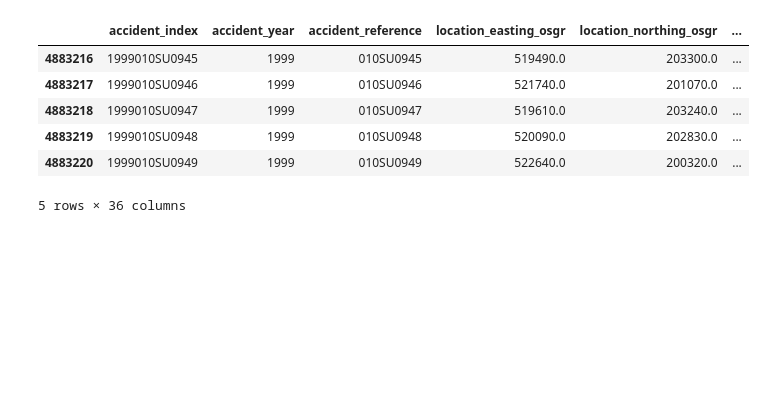
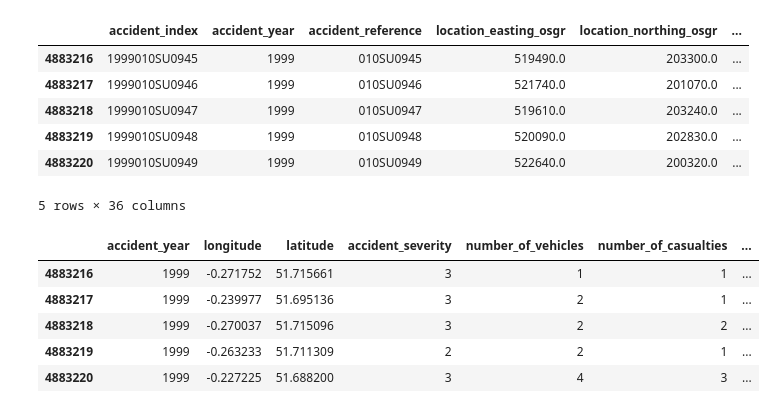
Before and after one commit to MagicaBleps/UK-road-safety, a Jupyter notebook: notebooks/Eleonora.ipynb, the cells around one changed output. Drawn from its saved outputs; the diff is of its cells as text; code cells hidden in the pictures; blank space fills up the shorter version.

```diff
--- a/notebooks/Eleonora.ipynb
+++ b/notebooks/Eleonora.ipynb
@@ -37,0 +50,36 @@ df_accidents_small.to_csv('~/code/MagicaBleps/UK-road-safety/raw_data/dft-road-c
+# %%
+def delete_columns(df):
+    columns_to_delete=['accident_reference', 'accident_index',
+                       'location_easting_osgr','location_northing_osgr',
+                       'police_force','local_authority_district',
+                       'local_authority_ons_district','local_authority_highway',
+                       'first_road_class', 'first_road_number',
+                       'road_type', 'speed_limit',
+                       'junction_detail', 'junction_control',
+                       'pedestrian_crossing_human_control',
+                       'pedestrian_crossing_physical_facilities',
+                       'light_conditions', 'weather_conditions',
+                       'road_surface_conditions','special_conditions_at_site',
+                       'second_road_class', 'second_road_number',
+                       'carriageway_hazards', 'urban_or_rural_area',
+                       'did_police_officer_attend_scene_of_accident',
+                       'trunk_road_flag','lsoa_of_accident_location'
+                       ]
+    df_new=df.drop(columns_to_delete,axis=1)
+    return df_new
+
+def fix_missing_values(df):
+    #dropping rows without lat and lon
+    df_new=df.dropna(axis=0,subset=['longitude','latitude'])
+
+    return df_new
+
+def prepare_data_for_groupby(df,precision):
+    '''The function takes the list of accidents in time and prepares it for the groupby step.
+    The precision parameter is used for the geohash step.'''
+    df_new=delete_columns(df)
+    df_new=fix_missing_values(df_new)
+    df_new=add_geohash(df_new,p=precision)
+    df_new=add_time_columns(df_new)
+
+    return df_new
@@ -37,0 +98,10 @@ df_accidents_small.to_csv('~/code/MagicaBleps/UK-road-safety/raw_data/dft-road-c
+# %%
+test=delete_columns(df_accidents)
+test.head()
+# %% [output]
+|  | accident_year | longitude | latitude | accident_severity | number_of_vehicles | number_of_casualties | ... |
+| 4883216 | 1999 | -0.271752 | 51.715661 | 3 | 1 | 1 | ... |
+| 4883217 | 1999 | -0.239977 | 51.695136 | 3 | 2 | 1 | ... |
+| 4883218 | 1999 | -0.270037 | 51.715096 | 3 | 2 | 2 | ... |
+| 4883219 | 1999 | -0.263233 | 51.711309 | 2 | 2 | 1 | ... |
+| 4883220 | 1999 | -0.227225 | 51.688200 | 3 | 4 | 3 | ... |
```
Also changed, not shown: parts of 17 cells of this notebook, 5 other files.
